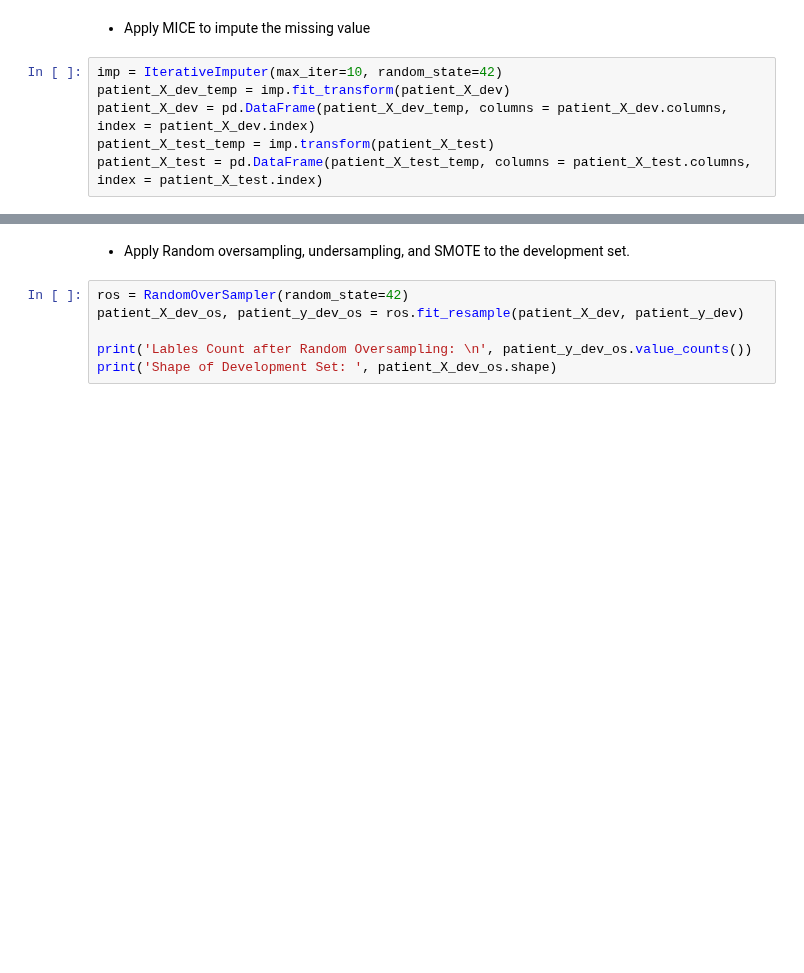
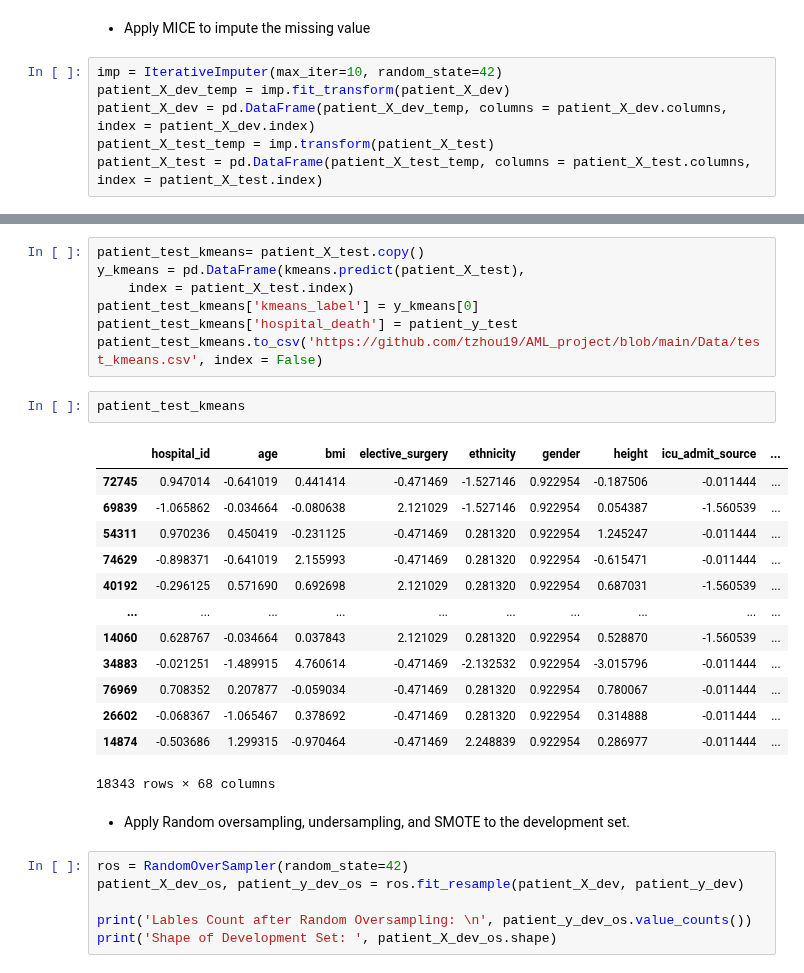
Before and after one commit to JennaYuuu/AML-Project, a Jupyter notebook: data_preprocessing/data_preprocessing.ipynb, the cells around one changed output, grey strips where cells are left out. Cells and saved outputs as stored; diff of their text form; blank space fills up the shorter version.

```diff
--- a/data_preprocessing/data_preprocessing.ipynb
+++ b/data_preprocessing/data_preprocessing.ipynb
@@ -168,3 +295,26 @@ patient_X_test = pd.DataFrame(patient_X_test_temp, columns = patient_X_test.colu
+# %%
+patient_test_kmeans= patient_X_test.copy()
+y_kmeans = pd.DataFrame(kmeans.predict(patient_X_test),
+    index = patient_X_test.index)
+patient_test_kmeans['kmeans_label'] = y_kmeans[0]
+patient_test_kmeans['hospital_death'] = patient_y_test
+patient_test_kmeans.to_csv('https://github.com/tzhou19/AML_project/blob/main/Data/test_kmeans.csv', index = False)
+# %%
+patient_test_kmeans
+# %% [output]
+|  | hospital_id | age | bmi | elective_surgery | ethnicity | gender | height | icu_admit_source | ... |
+| 72745 | 0.947014 | -0.641019 | 0.441414 | -0.471469 | -1.527146 | 0.922954 | -0.187506 | -0.011444 | ... |
+| 69839 | -1.065862 | -0.034664 | -0.080638 | 2.121029 | -1.527146 | 0.922954 | 0.054387 | -1.560539 | ... |
+| 54311 | 0.970236 | 0.450419 | -0.231125 | -0.471469 | 0.281320 | 0.922954 | 1.245247 | -0.011444 | ... |
+| 74629 | -0.898371 | -0.641019 | 2.155993 | -0.471469 | 0.281320 | 0.922954 | -0.615471 | -0.011444 | ... |
+| 40192 | -0.296125 | 0.571690 | 0.692698 | 2.121029 | 0.281320 | 0.922954 | 0.687031 | -1.560539 | ... |
+| ... | ... | ... | ... | ... | ... | ... | ... | ... | ... |
+| 14060 | 0.628767 | -0.034664 | 0.037843 | 2.121029 | 0.281320 | 0.922954 | 0.528870 | -1.560539 | ... |
+| 34883 | -0.021251 | -1.489915 | 4.760614 | -0.471469 | -2.132532 | 0.922954 | -3.015796 | -0.011444 | ... |
+| 76969 | 0.708352 | 0.207877 | -0.059034 | -0.471469 | 0.281320 | 0.922954 | 0.780067 | -0.011444 | ... |
+| 26602 | -0.068367 | -1.065467 | 0.378692 | -0.471469 | 0.281320 | 0.922954 | 0.314888 | -0.011444 | ... |
+| 14874 | -0.503686 | 1.299315 | -0.970464 | -0.471469 | 2.248839 | 0.922954 | 0.286977 | -0.011444 | ... |
+18343 rows × 68 columns
 # %% [markdown]
 * Apply Random oversampling, undersampling, and SMOTE to the development set.
 # %%
```
Also changed, not shown: parts of 16 cells of this notebook, 1 other file.
